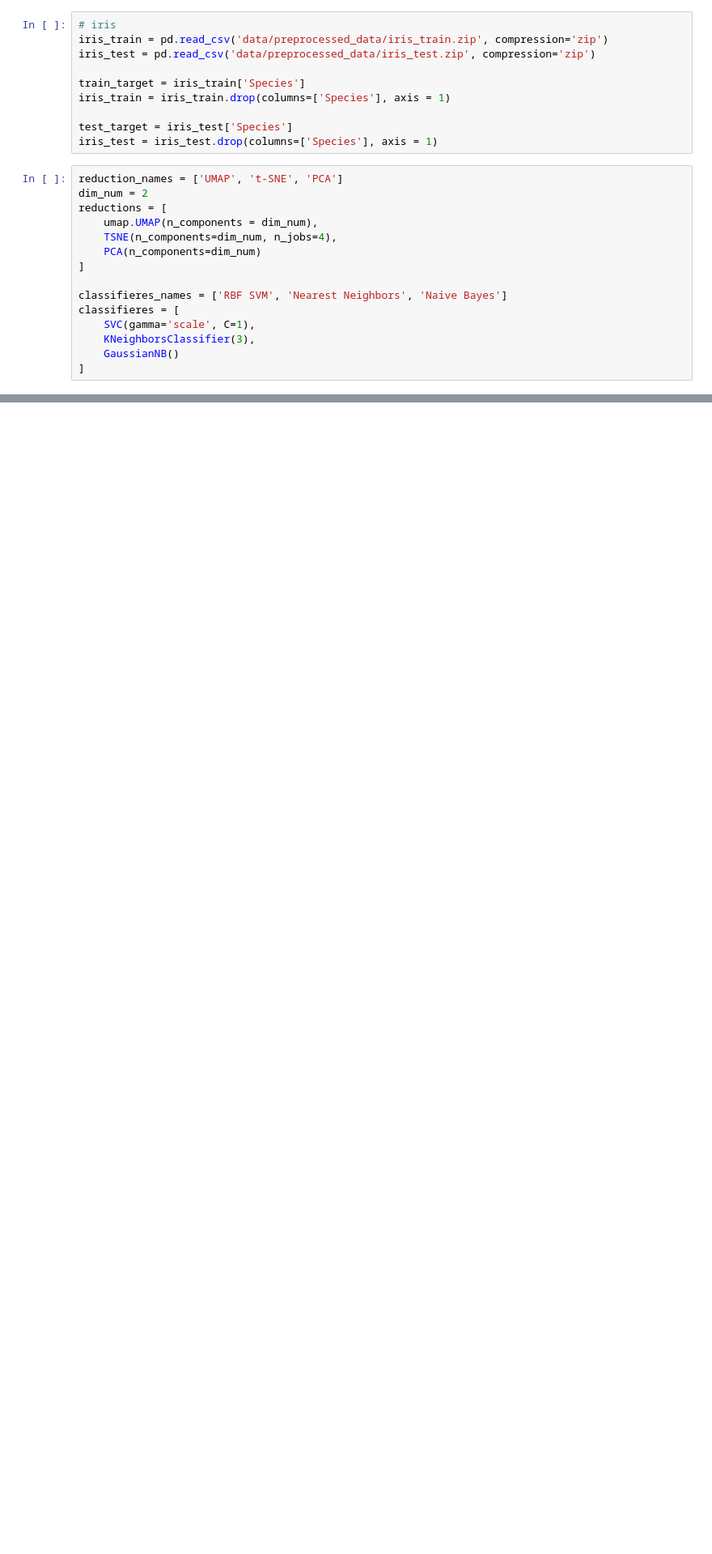
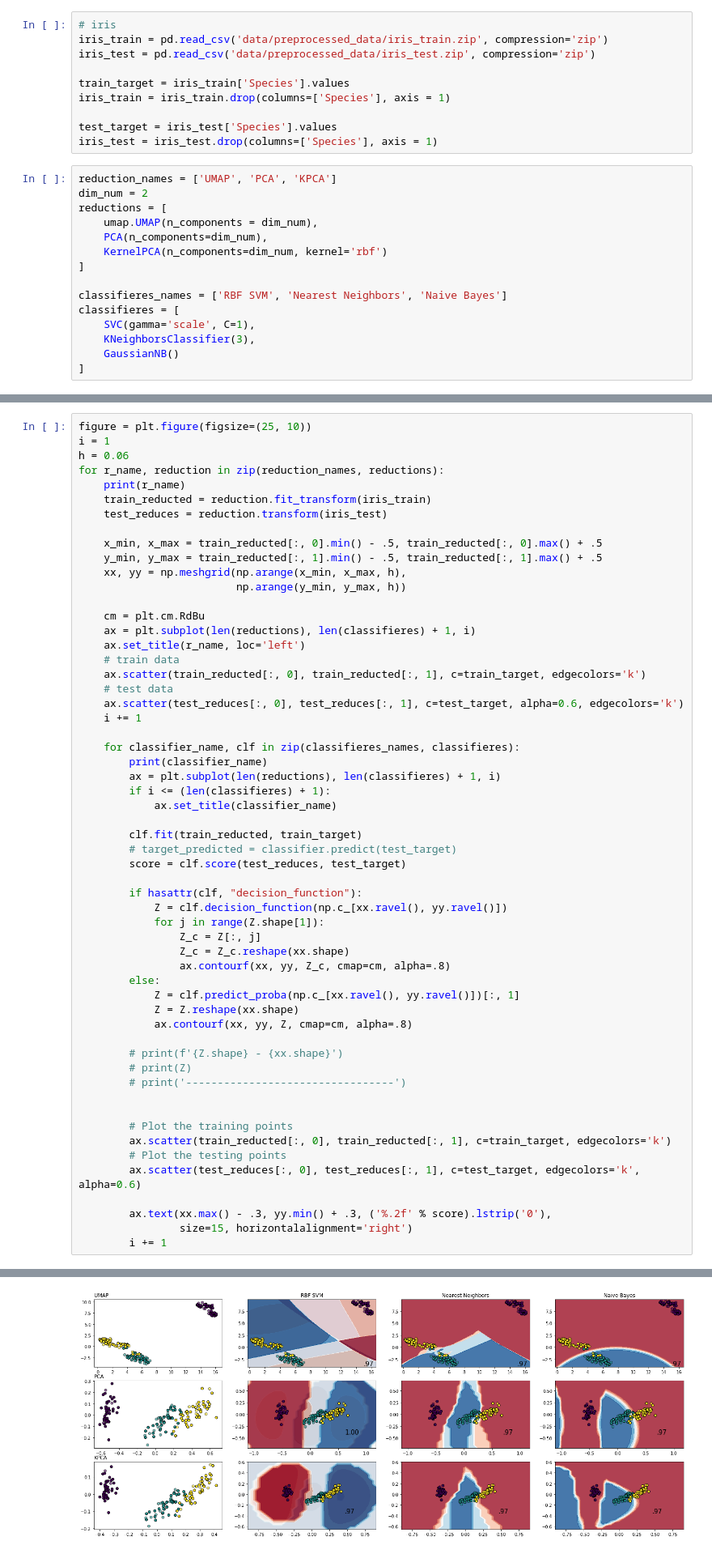
Before and after one commit to OldGentleman/ML_Dimensional_reduction, a Jupyter notebook: main.ipynb, the cells around one changed output, grey strips where cells are left out. Shown at 81% size. Saved outputs shown, nothing was run; the diff lists cells and outputs as text; blank space fills up the shorter version.

Commit message:
chore: simple pipe with visualization

```diff
--- a/main.ipynb
+++ b/main.ipynb
@@ -18,18 +18,18 @@ from sklearn.naive_bayes import GaussianNB
 iris_train = pd.read_csv('data/preprocessed_data/iris_train.zip', compression='zip')
 iris_test = pd.read_csv('data/preprocessed_data/iris_test.zip', compression='zip')
 
-train_target = iris_train['Species']
+train_target = iris_train['Species'].values
 iris_train = iris_train.drop(columns=['Species'], axis = 1)
 
-test_target = iris_test['Species']
+test_target = iris_test['Species'].values
 iris_test = iris_test.drop(columns=['Species'], axis = 1)
 # %%
-reduction_names = ['UMAP', 't-SNE', 'PCA']
+reduction_names = ['UMAP', 'PCA', 'KPCA']
 dim_num = 2
 reductions = [
     umap.UMAP(n_components = dim_num),
-    TSNE(n_components=dim_num, n_jobs=4),
-    PCA(n_components=dim_num)
+    PCA(n_components=dim_num),
+    KernelPCA(n_components=dim_num, kernel='rbf')
 ]
 
 classifieres_names = ['RBF SVM', 'Nearest Neighbors', 'Naive Bayes']
@@ -46,0 +41,58 @@ for r_name, reduction in zip(reduction_names, reductions):
+# %%
+figure = plt.figure(figsize=(25, 10))
+i = 1
+h = 0.06
+for r_name, reduction in zip(reduction_names, reductions):
+    print(r_name)
+    train_reducted = reduction.fit_transform(iris_train)
+    test_reduces = reduction.transform(iris_test)
+
+    x_min, x_max = train_reducted[:, 0].min() - .5, train_reducted[:, 0].max() + .5
+    y_min, y_max = train_reducted[:, 1].min() - .5, train_reducted[:, 1].max() + .5
+    xx, yy = np.meshgrid(np.arange(x_min, x_max, h),
+                         np.arange(y_min, y_max, h))
+
+    cm = plt.cm.RdBu
+    ax = plt.subplot(len(reductions), len(classifieres) + 1, i)
+    ax.set_title(r_name, loc='left')
+    # train data
+    ax.scatter(train_reducted[:, 0], train_reducted[:, 1], c=train_target, edgecolors='k')
+    # test data
+    ax.scatter(test_reduces[:, 0], test_reduces[:, 1], c=test_target, alpha=0.6, edgecolors='k')
+    i += 1
+
+    for classifier_name, clf in zip(classifieres_names, classifieres):
+        print(classifier_name)
+        ax = plt.subplot(len(reductions), len(classifieres) + 1, i)
+        if i <= (len(classifieres) + 1):
+            ax.set_title(classifier_name)
+
+        clf.fit(train_reducted, train_target)
+        # target_predicted = classifier.predict(test_target)
+        score = clf.score(test_reduces, test_target)
+
+        if hasattr(clf, "decision_function"):
+            Z = clf.decision_function(np.c_[xx.ravel(), yy.ravel()])
+            for j in range(Z.shape[1]):
+                Z_c = Z[:, j]
+                Z_c = Z_c.reshape(xx.shape)
+                ax.contourf(xx, yy, Z_c, cmap=cm, alpha=.8)
+        else:
+            Z = clf.predict_proba(np.c_[xx.ravel(), yy.ravel()])[:, 1]
+            Z = Z.reshape(xx.shape)
+            ax.contourf(xx, yy, Z, cmap=cm, alpha=.8)
+
+        # print(f'{Z.shape} - {xx.shape}')
+        # print(Z)
+        # print('---------------------------------')
+
+
+        # Plot the training points
+        ax.scatter(train_reducted[:, 0], train_reducted[:, 1], c=train_target, edgecolors='k')
+        # Plot the testing points
+        ax.scatter(test_reduces[:, 0], test_reduces[:, 1], c=test_target, edgecolors='k', alpha=0.6)
+
+        ax.text(xx.max() - .3, yy.min() + .3, ('%.2f' % score).lstrip('0'),
+                size=15, horizontalalignment='right')
+        i += 1
+# %% [output]
@@ -46,0 +116 @@ for r_name, reduction in zip(reduction_names, reductions):
+[figure, added]
```
Also changed, not shown: parts of 3 cells of this notebook, 1 other file.
